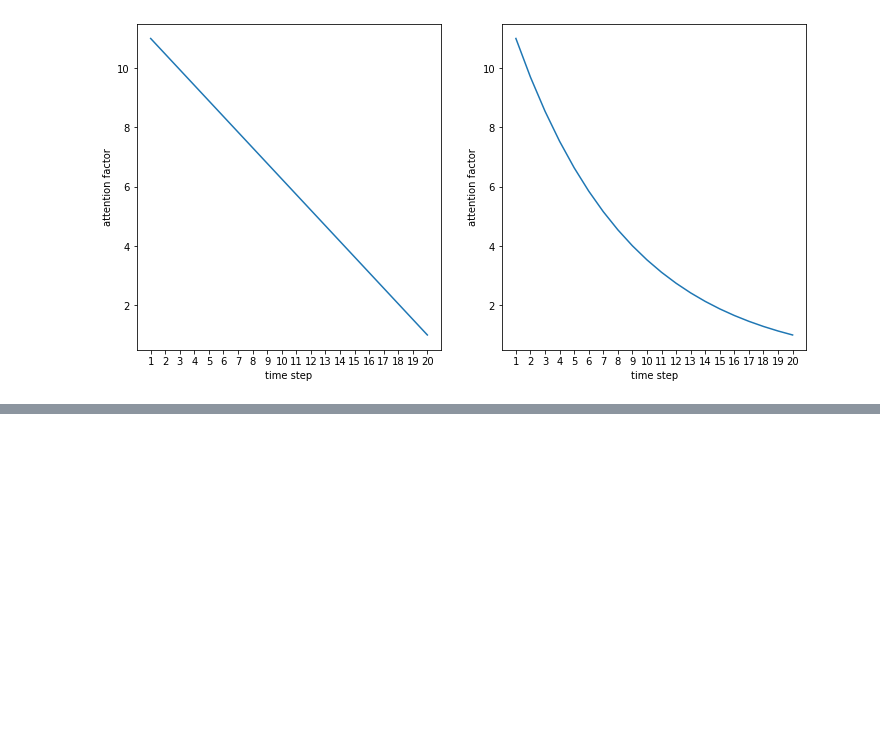
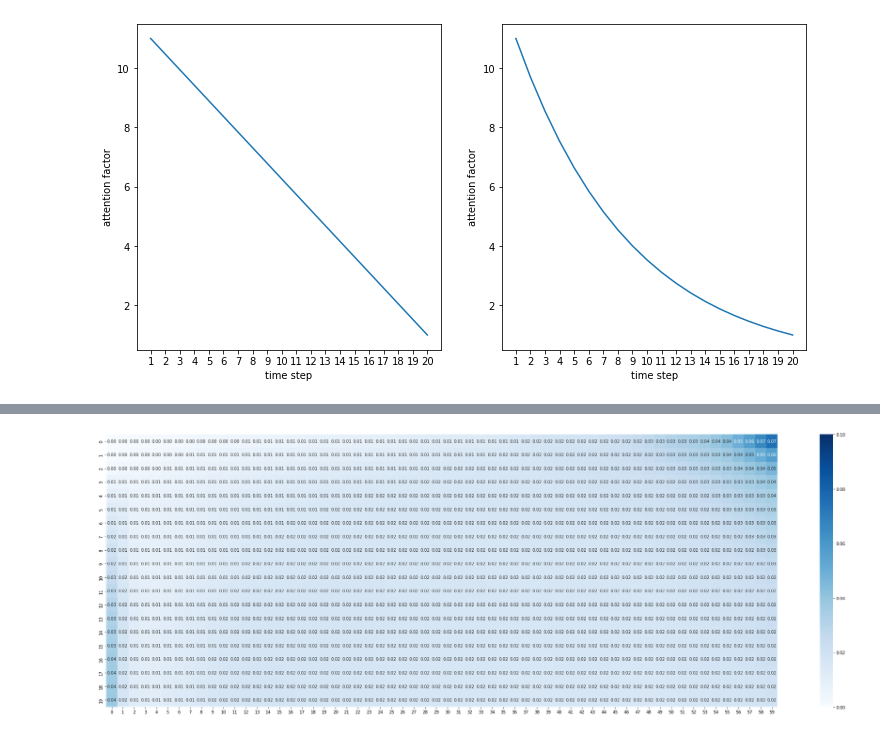
Before and after one commit to pseokyoung/22_Dual_Attention, a Jupyter notebook: 2_rnn_model.ipynb, the cells around one changed output, grey strips where cells are left out. Saved outputs shown, nothing was run; the diff lists cells and outputs as text; code cells hidden in the pictures; blank space fills up the shorter version.

```diff
--- a/2_rnn_model.ipynb
+++ b/2_rnn_model.ipynb
@@ -148,3 +330,12 @@ Trainable params: 24,453
 Non-trainable params: 0
 __________________________________________________________________________________________________
 None
+# %%
+model_num = 'test'
+model_name = f"{num_layers}_{num_neurons}_{dense_layers}_{dense_neurons}_{model_type}_{model_num}"
+
+if not exists("./model", model_name, 'model'):
+    DATT_seq2seq_GRU.train()
+    DATT_seq2seq_GRU.save_model(f"./model/{model_name}")
+else:
+    DATT_seq2seq_GRU.model = loadfile("./model", model_name, 'model')
@@ -170,0 +364,9 @@ Epoch 185/10000
+# %%
+attention = DATT_seq2seq_GRU.get_attention(DATT_seq2seq_GRU.history_test_sc)
+attention_mean = attention.mean(axis=0)
+attention_std = attention.std(axis=0)
+
+plt.figure(figsize=(36,12))
+ax = sns.heatmap(attention_mean, cmap='Blues', vmin=0, vmax=0.1, annot=True, fmt='.2f')
+# %% [output]
+[figure, added]
```
Also changed, not shown: parts of 15 cells of this notebook, 17 other files.
